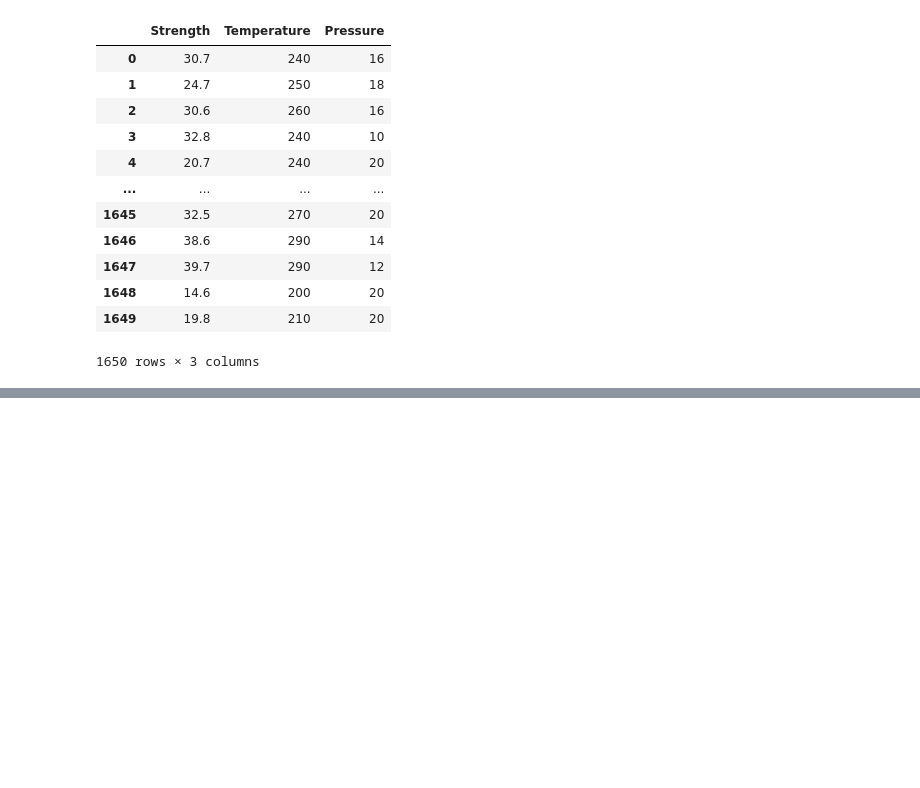
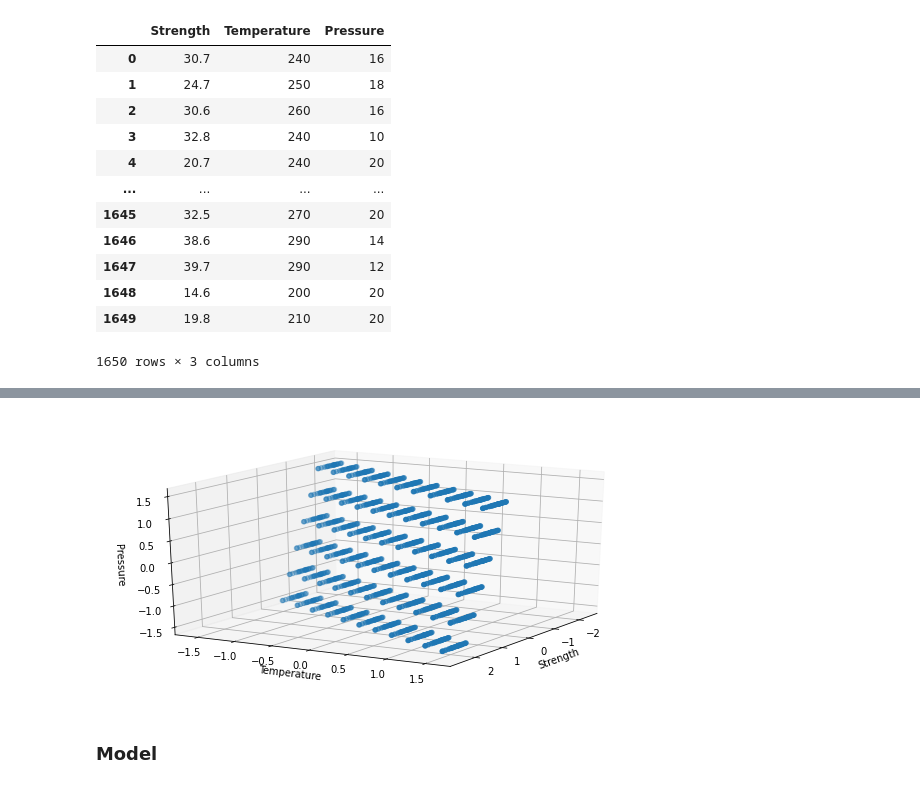
Before and after one commit to vineet891/FODS-Assignment, a Jupyter notebook: Assignment1/FODS_A1_a.ipynb, the cells around one changed output, grey strips where cells are left out. Drawn from its saved outputs; the diff is of its cells as text; code cells hidden in the pictures; blank space fills up the shorter version.

```diff
--- a/Assignment1/FODS_A1_a.ipynb
+++ b/Assignment1/FODS_A1_a.ipynb
@@ -1685,0 +138,14 @@ class PolynomialRegression():
+# %%
+# Plot of Standardized datset
+plt.figure(figsize=(10, 5))
+ax = plt.axes(projection='3d')
+ax.scatter3D(X[:,0], X[:,1], y)
+#ax.scatter3D(negatives[:,0], negatives[:,1], negatives[:,2], c='b',marker='^')
+ax.set_xlabel("Strength")
+ax.set_ylabel("Temperature")
+ax.set_zlabel("Pressure")
+ax.view_init(20,30)
+
+plt.show()
+# %% [output]
+[figure, added]
@@ -1685,0 +164,2 @@ class PolynomialRegression():
+# %% [markdown]
+### Model
```
Also changed, not shown: parts of 229 cells of this notebook.
